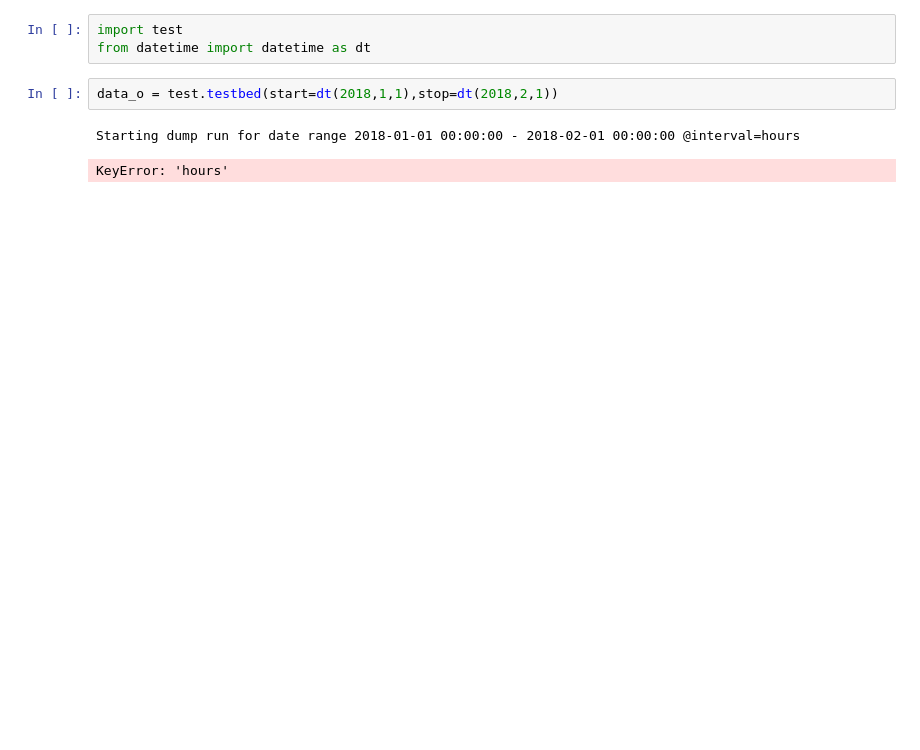
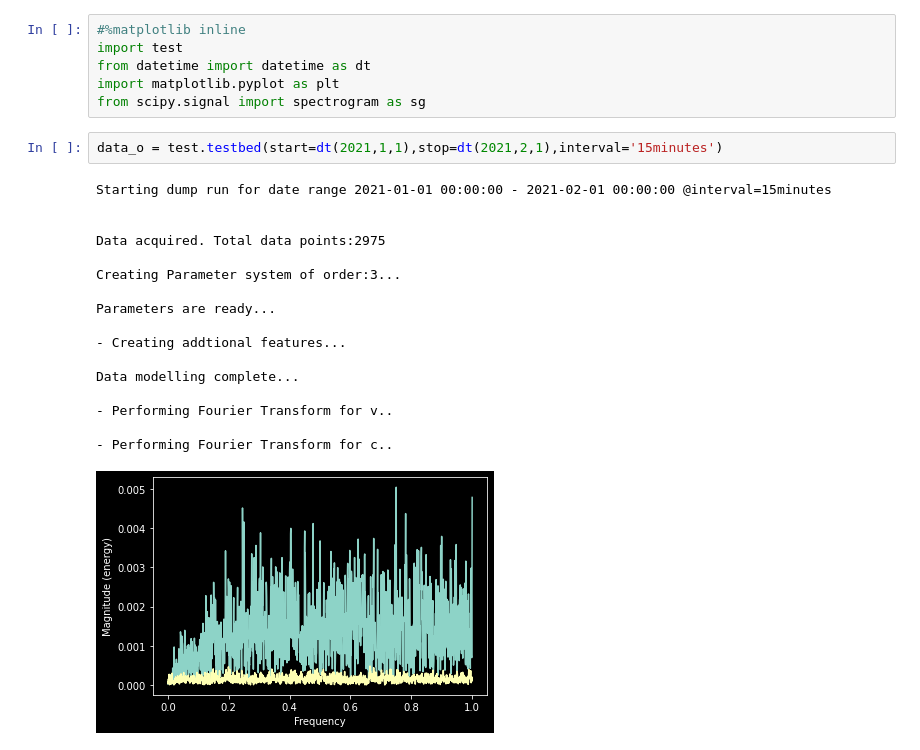
Before and after one commit to MoneKEE/Coupled-Oscillator-Analyzer, a Jupyter notebook: results_analysis.ipynb, the cells around one changed output. Drawn from its saved outputs; the diff is of its cells as text; blank space fills up the shorter version.

```diff
--- a/results_analysis.ipynb
+++ b/results_analysis.ipynb
@@ -1,8 +1,26 @@
 # %%
+#%matplotlib inline
 import test
 from datetime import datetime as dt
+import matplotlib.pyplot as plt
+from scipy.signal import spectrogram as sg
 # %%
-data_o = test.testbed(start=dt(2018,1,1),stop=dt(2018,2,1))
+data_o = test.testbed(start=dt(2021,1,1),stop=dt(2021,2,1),interval='15minutes')
 # %% [output]
-Starting dump run for date range 2018-01-01 00:00:00 - 2018-02-01 00:00:00 @interval=hours
+Starting dump run for date range 2021-01-01 00:00:00 - 2021-02-01 00:00:00 @interval=15minutes
+
+
+Data acquired. Total data points:2975
+
+Creating Parameter system of order:3...
+
+Parameters are ready...
+
+- Creating addtional features...
+
+Data modelling complete...
+
+- Performing Fourier Transform for v..
+
+- Performing Fourier Transform for c..
-KeyError: 'hours'
+[figure, added]
```
Also changed, not shown: parts of 7 cells of this notebook, 3 other files.
